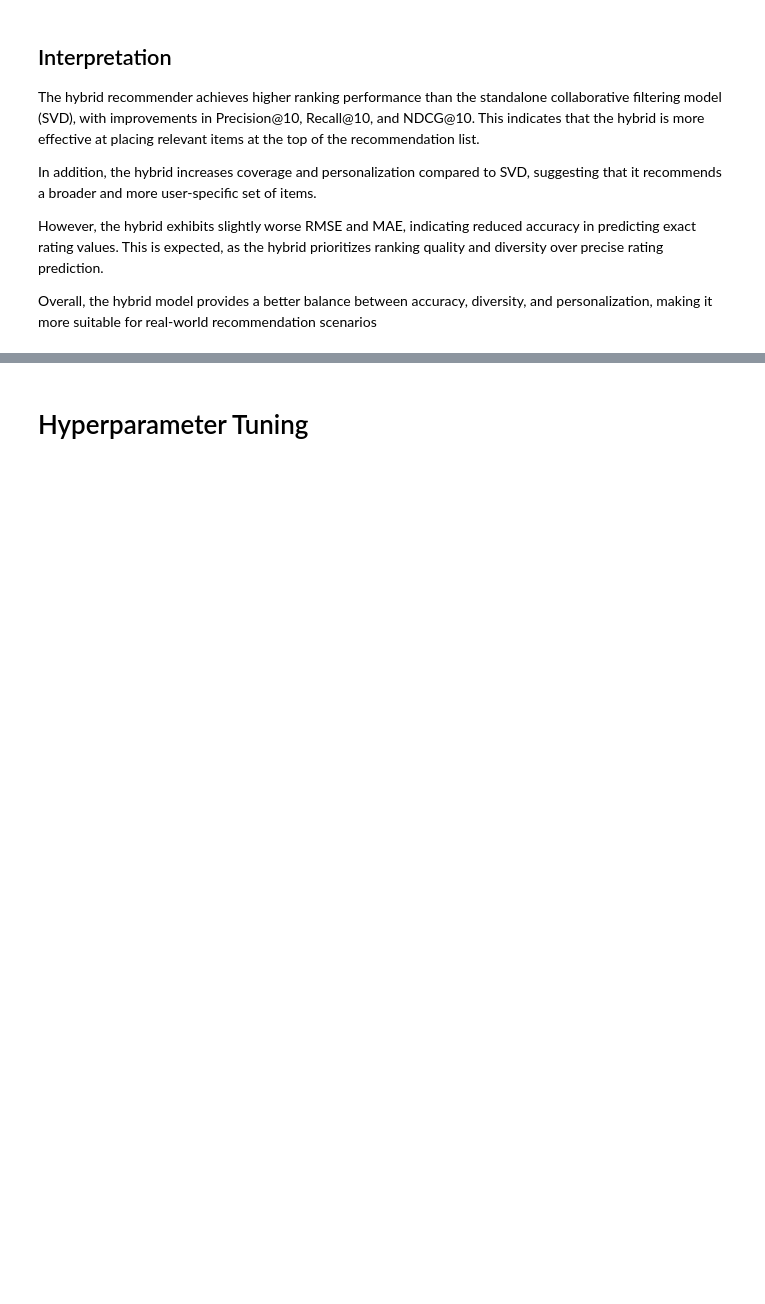
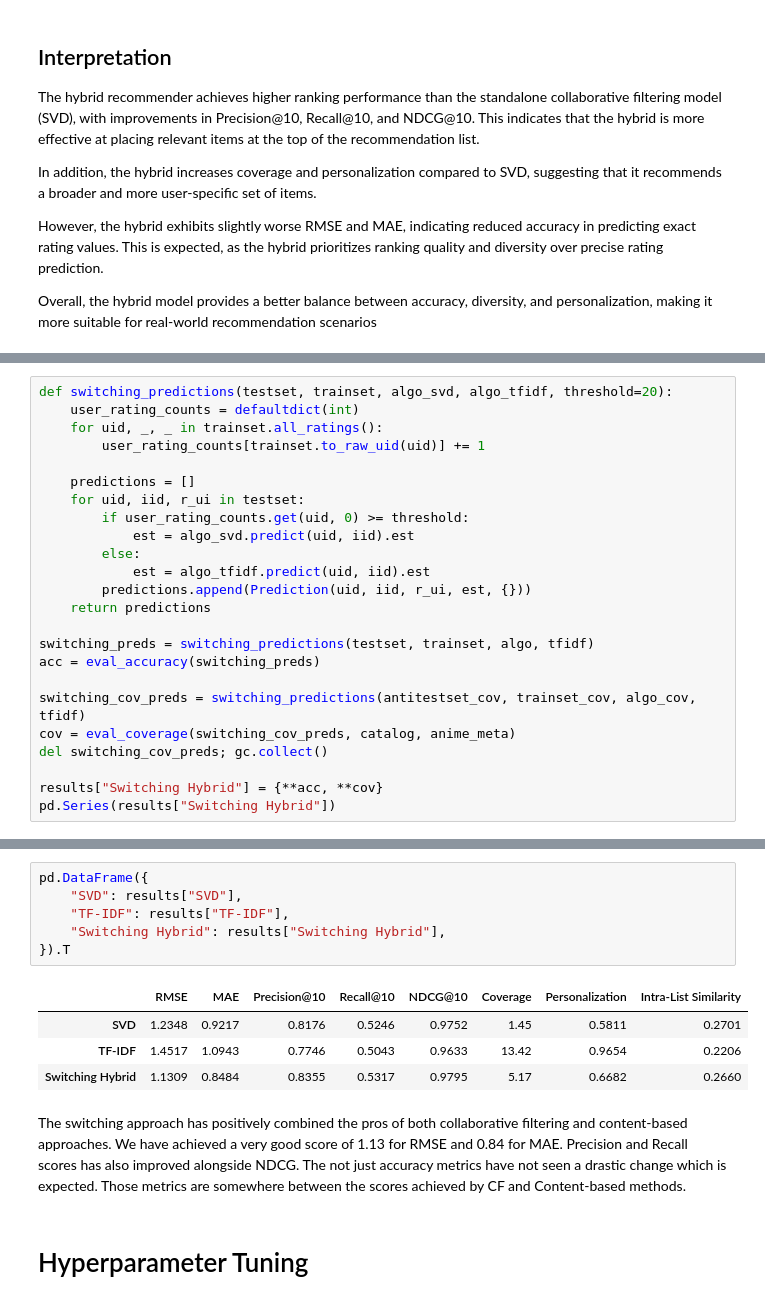
Before and after one commit to rubendjg/Anime-Recommendation-System, a Jupyter notebook: modeling/modeling.ipynb, the cells around one changed output, grey strips where cells are left out. Drawn from its saved outputs; the diff is of its cells as text; blank space fills up the shorter version.

```diff
--- a/modeling/modeling.ipynb
+++ b/modeling/modeling.ipynb
@@ -1890,0 +2003,24 @@ Overall, the hybrid model provides a better balance between accuracy, diversity,
+# %%
+def switching_predictions(testset, trainset, algo_svd, algo_tfidf, threshold=20):
+    user_rating_counts = defaultdict(int)
+    for uid, _, _ in trainset.all_ratings():
+        user_rating_counts[trainset.to_raw_uid(uid)] += 1
+
+    predictions = []
+    for uid, iid, r_ui in testset:
+        if user_rating_counts.get(uid, 0) >= threshold:
+            est = algo_svd.predict(uid, iid).est
+        else:
+            est = algo_tfidf.predict(uid, iid).est
+        predictions.append(Prediction(uid, iid, r_ui, est, {}))
+    return predictions
+
+switching_preds = switching_predictions(testset, trainset, algo, tfidf)
+acc = eval_accuracy(switching_preds)
+
+switching_cov_preds = switching_predictions(antitestset_cov, trainset_cov, algo_cov, tfidf)
+cov = eval_coverage(switching_cov_preds, catalog, anime_meta)
+del switching_cov_preds; gc.collect()
+
+results["Switching Hybrid"] = {**acc, **cov}
+pd.Series(results["Switching Hybrid"])
@@ -1891,3 +2037,16 @@ Overall, the hybrid model provides a better balance between accuracy, diversity,
+# %%
+pd.DataFrame({
+    "SVD": results["SVD"],
+    "TF-IDF": results["TF-IDF"],
+    "Switching Hybrid": results["Switching Hybrid"],
+}).T
+# %% [output]
+|  | RMSE | MAE | Precision@10 | Recall@10 | NDCG@10 | Coverage | Personalization | Intra-List Similarity |
+| SVD | 1.2348 | 0.9217 | 0.8176 | 0.5246 | 0.9752 | 1.45 | 0.5811 | 0.2701 |
+| TF-IDF | 1.4517 | 1.0943 | 0.7746 | 0.5043 | 0.9633 | 13.42 | 0.9654 | 0.2206 |
+| Switching Hybrid | 1.1309 | 0.8484 | 0.8355 | 0.5317 | 0.9795 | 5.17 | 0.6682 | 0.2660 |
+# %% [markdown]
+The switching approach has positively combined the pros of both collaborative filtering and content-based approaches. We have achieved a very good score of 1.13 for RMSE and 0.84 for MAE. Precision and Recall scores has also improved alongside NDCG. The not just accuracy metrics have not seen a drastic change which is expected. Those metrics are somewhere between the scores achieved by CF and Content-based methods.
 # %% [markdown]
 # Hyperparameter Tuning
 # %% [markdown]
```
Also changed, not shown: parts of 21 cells of this notebook.
